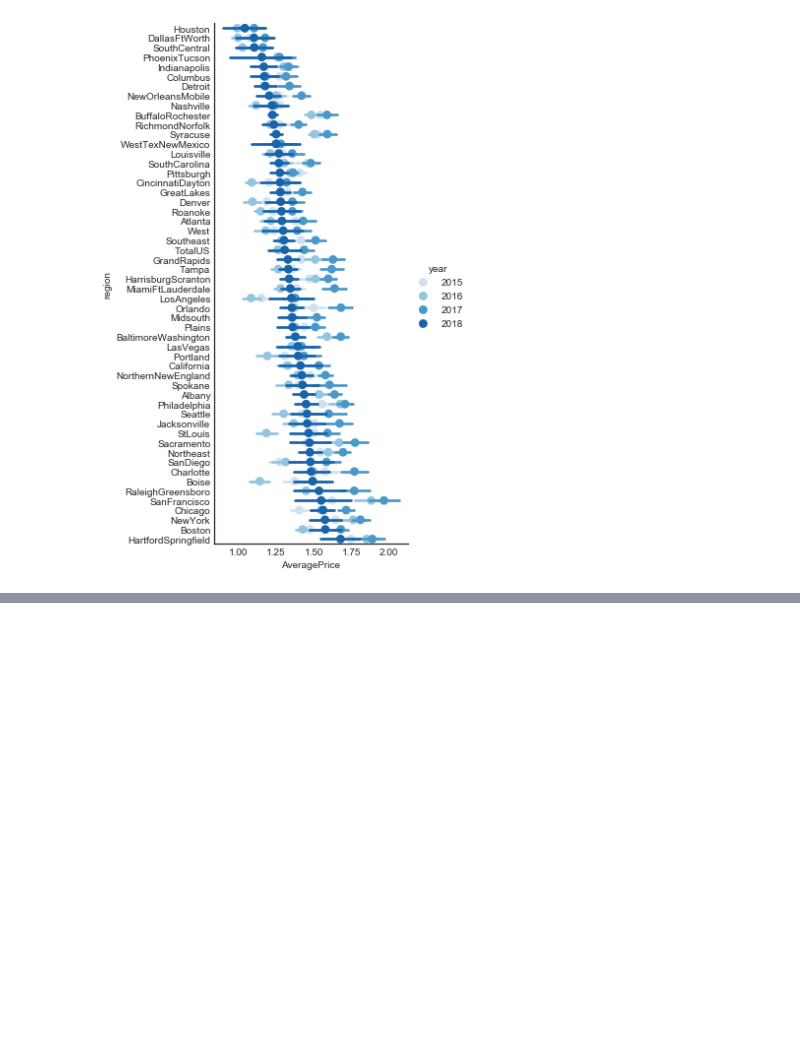
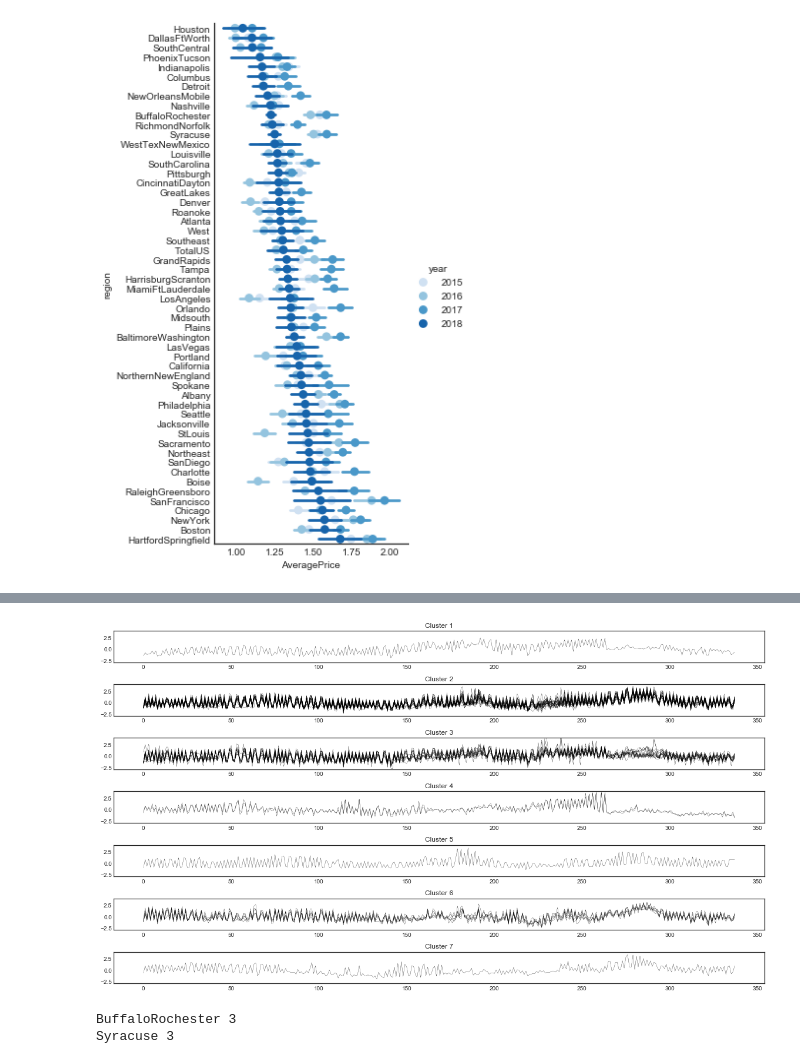
Before and after one commit to tsato-code/python_script, a Jupyter notebook: machinelearning/note_avocado.ipynb, the cells around one changed output, grey strips where cells are left out. Drawn from its saved outputs; the diff is of its cells as text; code cells hidden in the pictures; blank space fills up the shorter version.

```diff
--- a/machinelearning/note_avocado.ipynb
+++ b/machinelearning/note_avocado.ipynb
@@ -202,0 +286,9 @@ knn_11          MSE: 0.0711     R2: 0.5510
+# %%
+seed = 1
+np.random.seed(seed)
+#相互相関を計算するために、データを正規化
+stack_data = TimeSeriesScalerMeanVariance(mu=0.0, std=1.0).fit_transform(stack_data)
+
+#KShapeクラス
+ks = KShape(n_clusters=7, n_init=10, verbose=True, random_state=seed)
+y_pred = ks.fit_predict(stack_data)
@@ -202,0 +316,22 @@ knn_11          MSE: 0.0711     R2: 0.5510
+# %%
+# クラスタリングして可視化
+# 傾向を確認するのはよいが、かなり初期 seed 依存で、これをもとに考察しずらい
+plt.figure(figsize=(16,9))
+for yi in range(7):
+    plt.subplot(7, 1, 1 + yi)
+    for xx in stack_data[y_pred == yi]:
+        plt.ylim([-3,4])
+        plt.plot(xx.ravel(), "k-", lw=.3, alpha=1)
+    #plt.plot(ks.cluster_centers_[yi].ravel(), "r-")
+    plt.title("Cluster %d" % (yi + 1))
+
+plt.tight_layout()
+plt.show()
+# %% [output]
+[figure, added]
+# %%
+for i, j in zip(regions, y_pred):
+    if j==3: print(i, j)
+# %% [output]
+BuffaloRochester 3
+Syracuse 3
```
Also changed, not shown: parts of 12 cells of this notebook, 1 other file.
